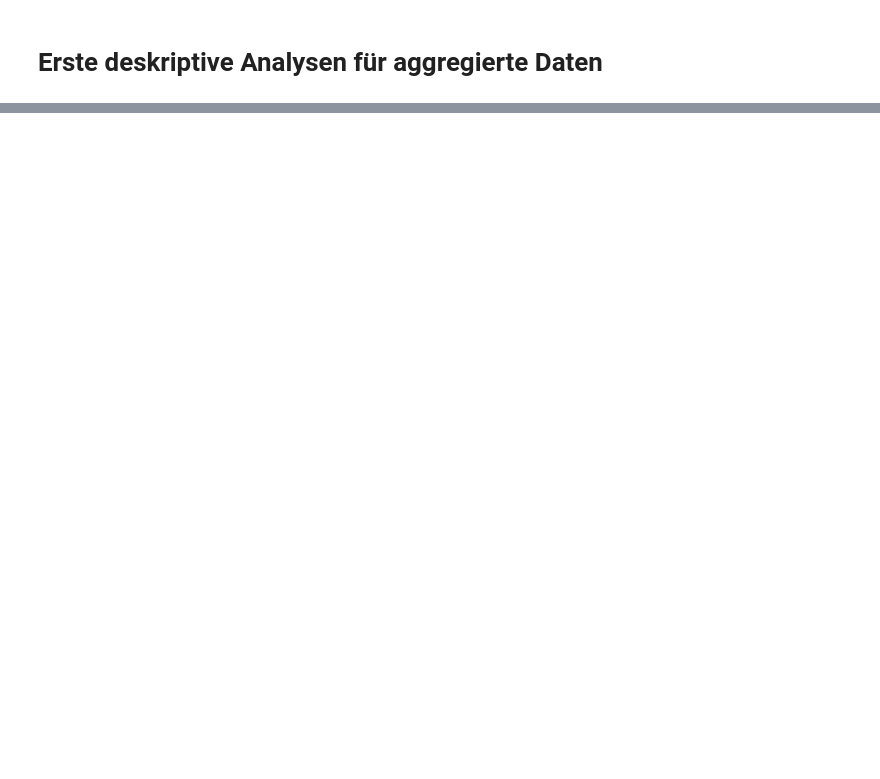
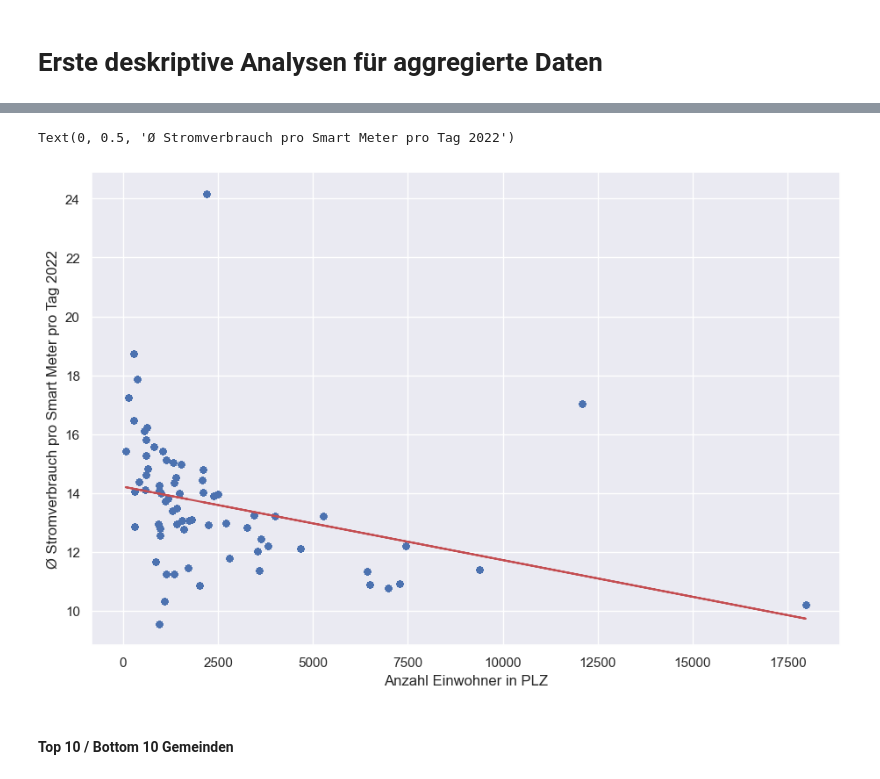
Before and after one commit to axpogroup/ckw-opendata, a Jupyter notebook: ckw.ch/Descriptives Agg.ipynb, the cells around one changed output, grey strips where cells are left out. Drawn from its saved outputs; the diff is of its cells as text; code cells hidden in the pictures; blank space fills up the shorter version.

```diff
--- a/ckw.ch/Descriptives Agg.ipynb
+++ b/ckw.ch/Descriptives Agg.ipynb
@@ -429,0 +360,5 @@ plt.show()
+# %%
+# Ausschluss PLZ mit Rollout-Ende nach 1.1.2022
+
+df_rollout = df_data[df_data['Ende Rollout'] < datetime.datetime(2022, 1, 1)]
+df_rollout.sort_values(by=['Ende Rollout'])
@@ -429,0 +379,5 @@ plt.show()
+# %%
+# Ausschluss Verbrauchsdaten vor 1.1.2022
+
+df_rollout = df_rollout[df_data['date'] >= datetime.datetime(2022, 1, 1)]
+df_rollout.sort_values(by=['date'])
@@ -429,0 +398,16 @@ plt.show()
+# %%
+df_rollout['kwh_perDay'] = df_rollout.groupby(['area_code', 'date'])['kwh_permeterarea'].transform(np.sum) # Totaler Verbrauch pro Meter pro Datum pro Gemeinde
+df_rollout['mean_perArea_perDay'] = df_rollout.groupby(['area_code'])['kwh_perDay'].transform(np.mean) # durchschnittlicher Verbrauch pro Meter pro Tag pro Gemeinde 2022
+# %%
+df_rollout.plot.scatter(x = "num_habits", y = 'mean_perArea_perDay', figsize = (11, 7)) # Scatterplot Gemeindegrösse & Verbrauch pro Smart Meter pro Tag
+
+m, b = np.polyfit(df_rollout["num_habits"], df_rollout["mean_perArea_perDay"], 1) # Korrelationsgerade; m = slope, b=intercept
+plt.plot(df_rollout["num_habits"], m*df_rollout["num_habits"] + b, color="r") # Hinzufügen Korrelation zu Grafik
+
+plt.xlabel("Anzahl Einwohner in PLZ") # Umbenennen X-Achse
+plt.ylabel("Ø Stromverbrauch pro Smart Meter pro Tag 2022") # Umbenennen Y-Achse
+# %% [output]
+Text(0, 0.5, 'Ø Stromverbrauch pro Smart Meter pro Tag 2022')
+[figure, added]
+# %% [markdown]
+#### Top 10 / Bottom 10 Gemeinden
```
Also changed, not shown: parts of 89 cells of this notebook.
